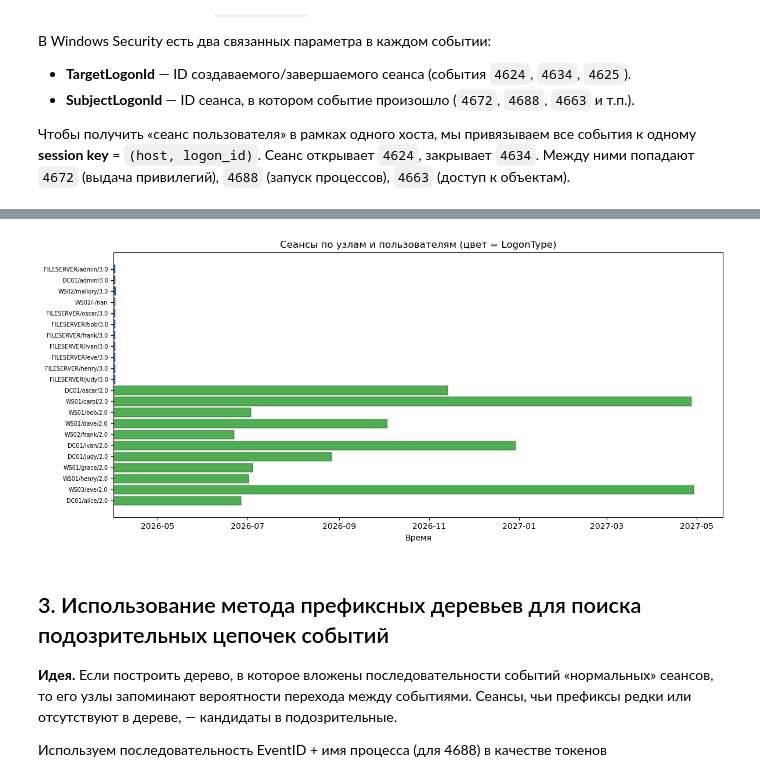
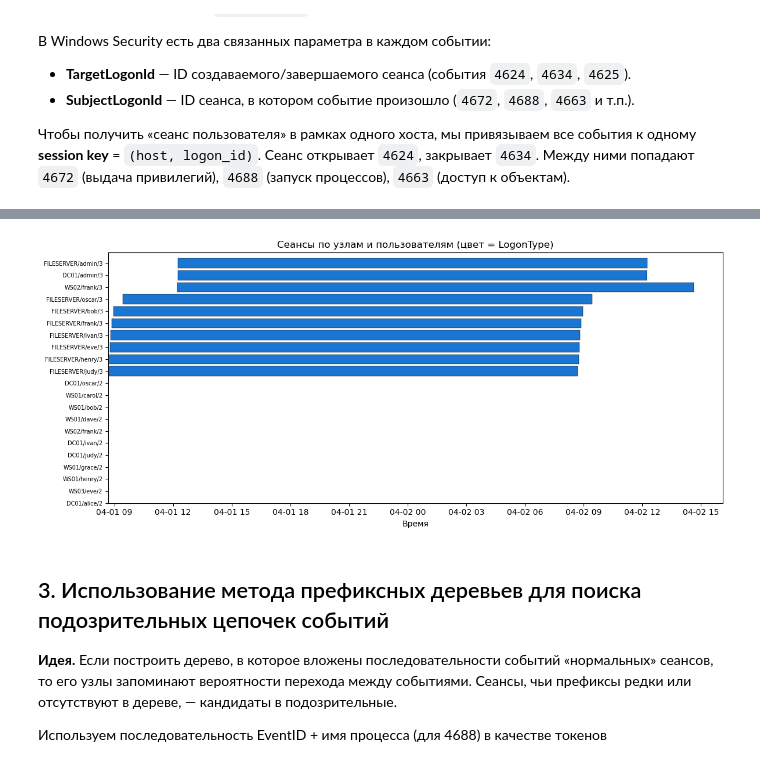
Before and after one commit to nick1982ad/CS_Data_analysis, a Jupyter notebook: Jupyter Notebooks/03_Практика_анализ_событий.ipynb, the cells around one changed output, grey strips where cells are left out. Drawn from its saved outputs; the diff is of its cells as text; code cells hidden in the pictures.

```diff
--- a/Jupyter Notebooks/03_Практика_анализ_событий.ipynb
+++ b/Jupyter Notebooks/03_Практика_анализ_событий.ipynb
@@ -90,8 +88,7 @@ CUSTOM_PATTERNS = {
     "WINUSER":   r"[A-Za-z0-9_.\-$]+",
     "WINDOMAIN": r"[A-Za-z0-9_.\-]+",
     "HEXID":     r"0x[0-9A-Fa-f]+",
-    "GUIDX":     r"\{[0-9A-Fa-f\-]{36}\}",
-    "IPADDR":    r"(?:\d{1,3}\.){3}\d{1,3}|::1|-",
+    "GUIDX":     r"\{%{UUID}\}",
 }
 
 GROK_4624 = Grok(
@@ -100,13 +97,13 @@ GROK_4624 = Grok(
     r"New Logon:\s+Account Name:\s+%{WINUSER:target_user}\s+Account Domain:\s+%{WINDOMAIN:target_domain}\s+"
     r"Logon ID:\s+%{HEXID:target_logon_id}\s+Logon GUID:\s+(?:%{GUIDX:logon_guid}|-)\s+"
     r"Logon Type:\s+%{INT:logon_type:int}\s+"
-    r"Network Information:\s+Workstation Name:\s+%{WINUSER:workstation}\s+Source Network Address:\s+%{IPADDR:src_ip}",
+    r"Network Information:\s+Workstation Name:\s+%{WINUSER:workstation}\s+Source Network Address:\s+%{IP:src_ip}",
     custom_patterns=CUSTOM_PATTERNS,
 )
 GROK_4625 = Grok(
     r"An account failed to log on\.\s+Account Name:\s+%{WINUSER:target_user}\s+Account Domain:\s+%{WINDOMAIN:target_domain}\s+"
     r"Failure Information:\s+Sub Status:\s+%{HEXID:sub_status}\s+Logon Type:\s+%{INT:logon_type:int}\s+"
-    r"Source Network Address:\s+%{IPADDR:src_ip}",
+    r"Source Network Address:\s+%{IP:src_ip}",
     custom_patterns=CUSTOM_PATTERNS,
 )
 GROK_4634 = Grok(
@@ -335,11 +362,11 @@ def build_sessions(df):
             "duration_s": (g["ts"].max() - g["ts"].min()).total_seconds(),
             "n_events": len(g),
             "event_seq": g["event_id"].tolist(),
-            "process_seq": [p for p in g["process_name"].fillna("") if p],
+            "process_seq": [p for p in g["process_name"].fillna("-") if p],
         })
     return pd.DataFrame(sessions)
 
 sess_df = build_sessions(df).sort_values("ts_start").reset_index(drop=True)
 print(f"Всего сеансов: {len(sess_df)}")
-sess_df.head(8)
+sess_df
 # %% [output]
@@ -356,17 +400,17 @@ sess_df.head(8)
 # %%
 fig, ax = plt.subplots(figsize=(12, max(3, 0.25*len(sess_df))))
 colors = {2:"#4caf50", 3:"#1976d2", 7:"#9c27b0", 10:"#ff9800"}
-for i, row in sess_df.iterrows():
+for i, row in sess_df[sess_df['logon_type'] == 3].iterrows():
     c = colors.get(row["logon_type"], "#888")
     ax.barh(i, max((row["ts_end"]-row["ts_start"]).total_seconds()/60, 1),
             left=row["ts_start"], color=c, edgecolor="black", linewidth=0.3)
 ax.set_yticks(range(len(sess_df)))
 ax.set_yticklabels([f"{r.host}/{r.user[:10]}/{r.logon_type}" for r in sess_df.itertuples()], fontsize=7)
 ax.set_xlabel("Время")
 ax.set_title("Сеансы по узлам и пользователям (цвет = LogonType)")
 plt.tight_layout(); plt.show()
 # %% [output]
-[figure, old version]
+[figure, new version]
 # %% [markdown]
 ## 3. Использование метода префиксных деревьев для поиска подозрительных цепочек событий
 
```
Also changed, not shown: parts of 33 cells of this notebook, 1 other file.
